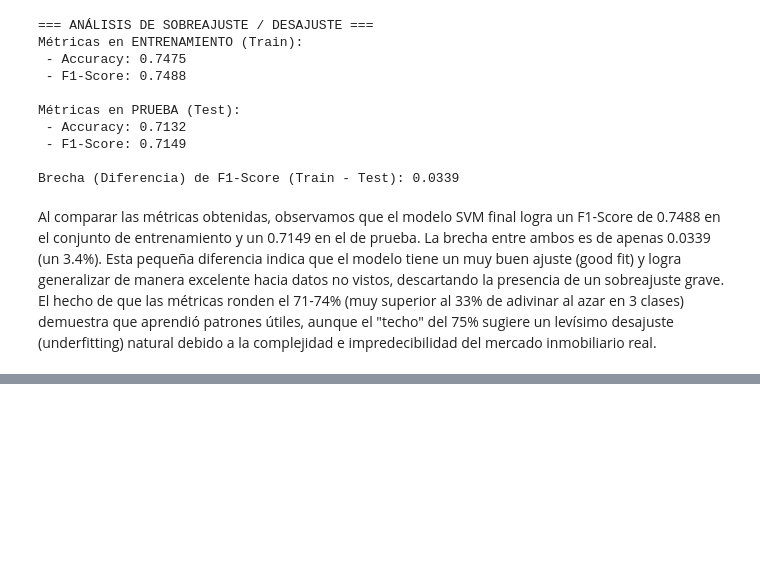
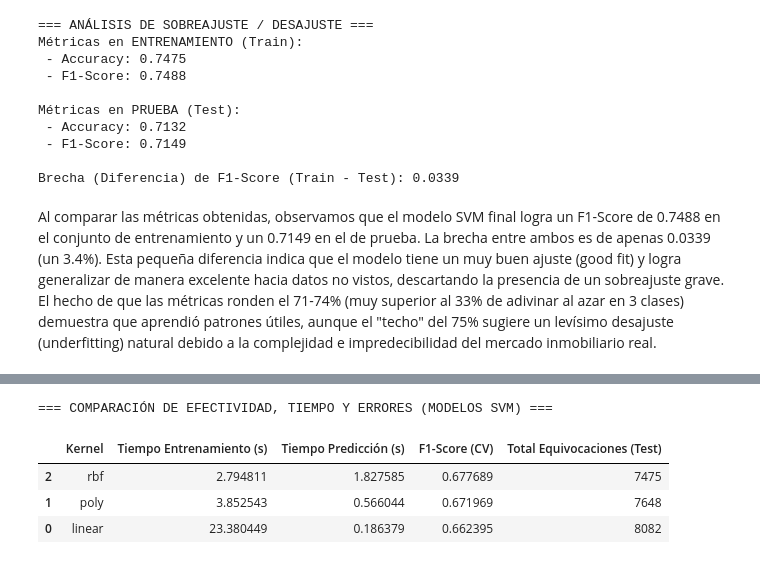
Before and after one commit to Vann06/Mineria_Datos, a Jupyter notebook: SVM.ipynb, the cells around one changed output, grey strips where cells are left out. Saved outputs shown, nothing was run; the diff lists cells and outputs as text; code cells hidden in the pictures; blank space fills up the shorter version.

```diff
--- a/SVM.ipynb
+++ b/SVM.ipynb
@@ -714,0 +718,34 @@ Al comparar las métricas obtenidas, observamos que el modelo SVM final logra un
+# %%
+comparacion_datos = []
+for kernel, grid_search in modelos_grid.items():
+    # Obtener el índice de la mejor combinación de parámetros para este kernel
+    best_index = grid_search.best_index_
+
+    # Extraer los tiempos promedio de entrenamiento y predicción de la validación cruzada
+    tiempo_entrenamiento = grid_search.cv_results_['mean_fit_time'][best_index]
+    tiempo_prediccion = grid_search.cv_results_['mean_score_time'][best_index]
+    f1_cv = grid_search.cv_results_['mean_test_score'][best_index]
+
+    # Calcular predicciones para ver las equivocaciones en el set de prueba
+    pred_test = grid_search.predict(X_test_clf)
+    matriz = confusion_matrix(y_test_svm, pred_test)
+
+    # La diagonal principal son los aciertos, el resto son equivocaciones
+    total_equivocaciones = matriz.sum() - np.trace(matriz)
+
+    comparacion_datos.append({
+        'Kernel': kernel,
+        'Tiempo Entrenamiento (s)': tiempo_entrenamiento,
+        'Tiempo Predicción (s)': tiempo_prediccion,
+        'F1-Score (CV)': f1_cv,
+        'Total Equivocaciones (Test)': total_equivocaciones
+    })
+df_comparacion_svm = pd.DataFrame(comparacion_datos).sort_values('F1-Score (CV)', ascending=False)
+print("=== COMPARACIÓN DE EFECTIVIDAD, TIEMPO Y ERRORES (MODELOS SVM) ===")
+display(df_comparacion_svm)
+# %% [output]
+=== COMPARACIÓN DE EFECTIVIDAD, TIEMPO Y ERRORES (MODELOS SVM) ===
+|  | Kernel | Tiempo Entrenamiento (s) | Tiempo Predicción (s) | F1-Score (CV) | Total Equivocaciones (Test) |
+| 2 | rbf | 2.794811 | 1.827585 | 0.677689 | 7475 |
+| 1 | poly | 3.852543 | 0.566044 | 0.671969 | 7648 |
+| 0 | linear | 23.380449 | 0.186379 | 0.662395 | 8082 |
```
Also changed, not shown: parts of 2 cells of this notebook.
